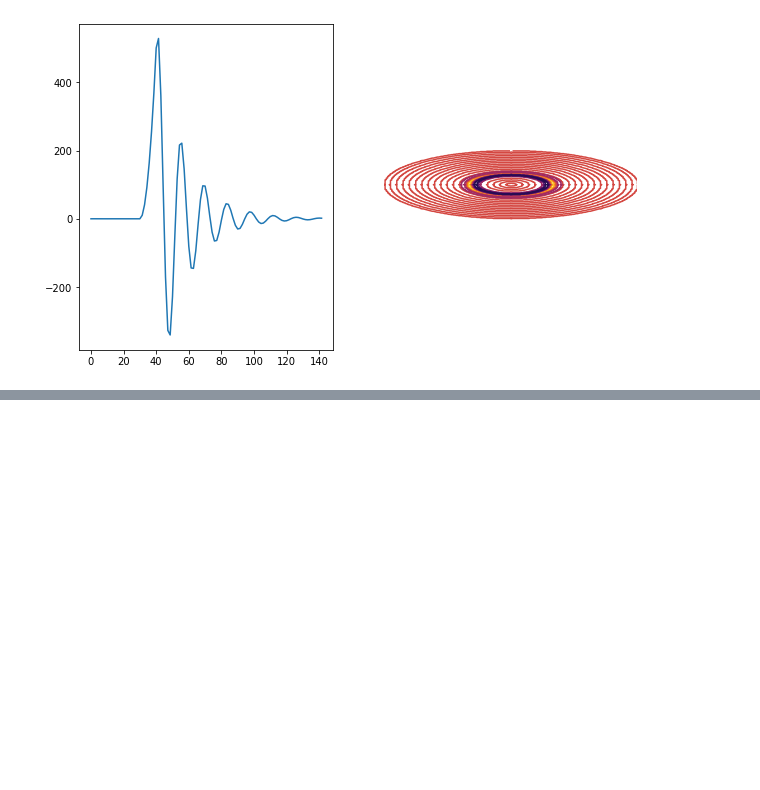
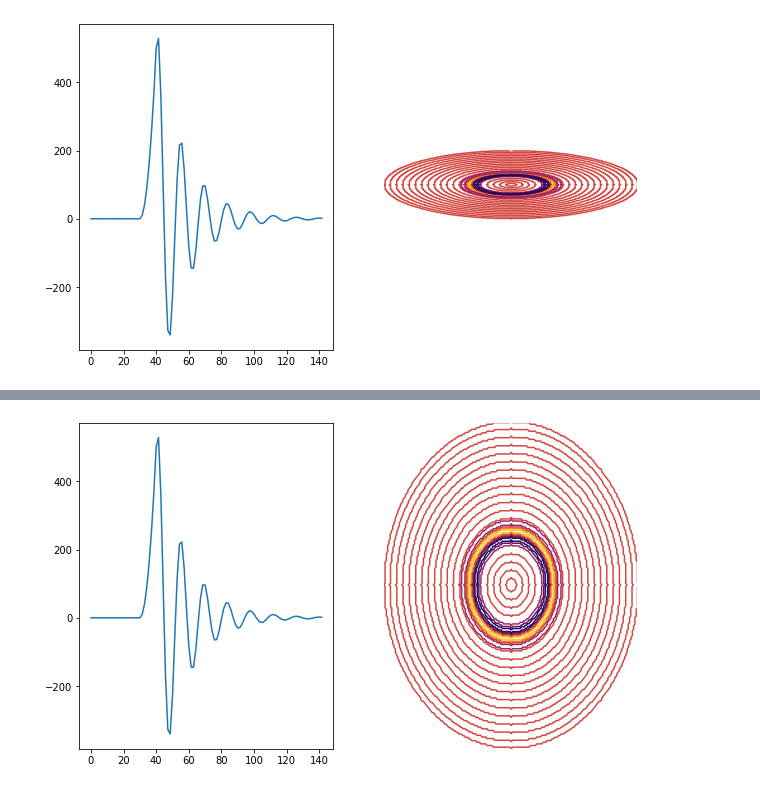
Before and after one commit to giovannilopez9808/Taller_python_ene2021, a Jupyter notebook: Sesiones/matplotlib.ipynb, the cells around one changed output, grey strips where cells are left out. Saved outputs shown, nothing was run; the diff lists cells and outputs as text; code cells hidden in the pictures; blank space fills up the shorter version.

```diff
--- a/Sesiones/matplotlib.ipynb
+++ b/Sesiones/matplotlib.ipynb
@@ -204,0 +252,12 @@ ax2.contour(data_map,cmap="inferno_r")
+# %%
+data_solution=pd.read_csv("Datos/solution.csv")
+data_map=np.loadtxt("Datos/map_data.csv",delimiter=",")
+fig,(ax1,ax2)=plt.subplots(1,2,figsize=(10, 6))
+# Grafica de la izquierda
+ax1.plot(data_solution["R"],data_solution["Solution"])
+# Eliminacion de las etiquetas de la grafica dererecha
+ax2.axis("off")
+ax2.contour(data_map,cmap="inferno_r")
+plt.savefig("circulos.png")
+# %% [output]
+[figure, added]
```
Also changed, not shown: parts of 5 cells of this notebook, 7 other files.
